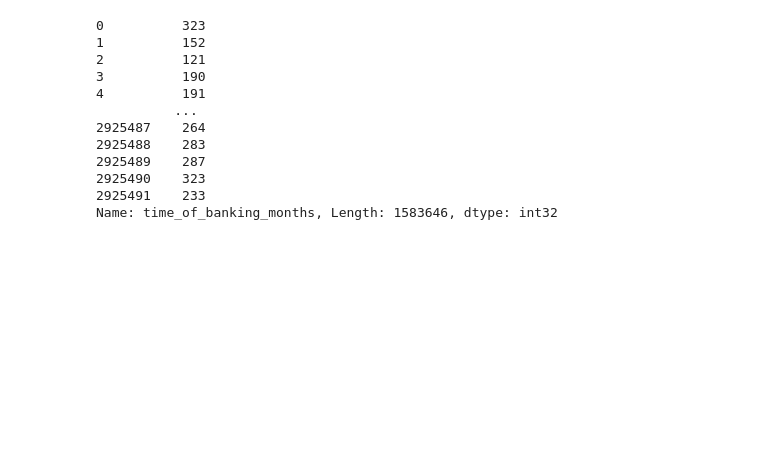
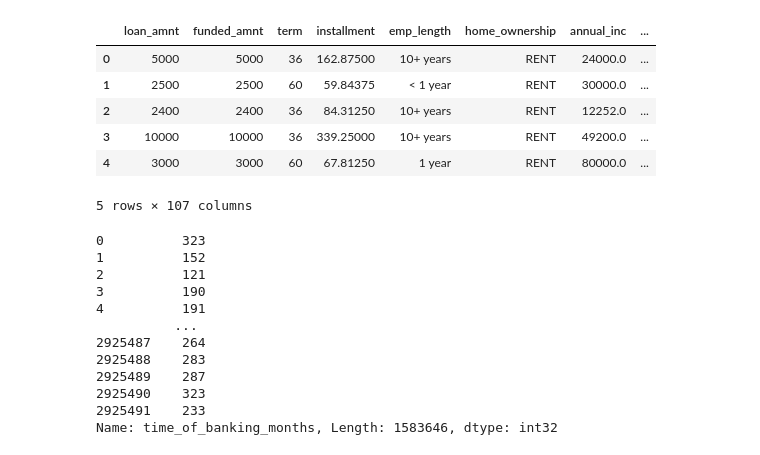
Before and after one commit to marcosmota/ds_lending_club, a Jupyter notebook: notebooks/eda_andre.ipynb, the cells around one changed output. Saved outputs shown, nothing was run; the diff lists cells and outputs as text; code cells hidden in the pictures; blank space fills up the shorter version.

```diff
--- a/notebooks/eda_andre.ipynb
+++ b/notebooks/eda_andre.ipynb
@@ -2,6 +2,16 @@
 import pandas as pd
 
 df = pd.read_parquet('../data/lending_club_case_train_dataset_cleaned.parquet')
+# %%
+df.head()
+# %% [output]
+|  | loan_amnt | funded_amnt | term | installment | emp_length | home_ownership | annual_inc | ... |
+| 0 | 5000 | 5000 | 36 | 162.87500 | 10+ years | RENT | 24000.0 | ... |
+| 1 | 2500 | 2500 | 60 | 59.84375 | < 1 year | RENT | 30000.0 | ... |
+| 2 | 2400 | 2400 | 36 | 84.31250 | 10+ years | RENT | 12252.0 | ... |
+| 3 | 10000 | 10000 | 36 | 339.25000 | 10+ years | RENT | 49200.0 | ... |
+| 4 | 3000 | 3000 | 60 | 67.81250 | 1 year | RENT | 80000.0 | ... |
+5 rows × 107 columns
 # %%
 df = df.dropna(subset=['default'])
 # %%
```
Also changed, not shown: parts of 3 cells of this notebook, 3 other files.
